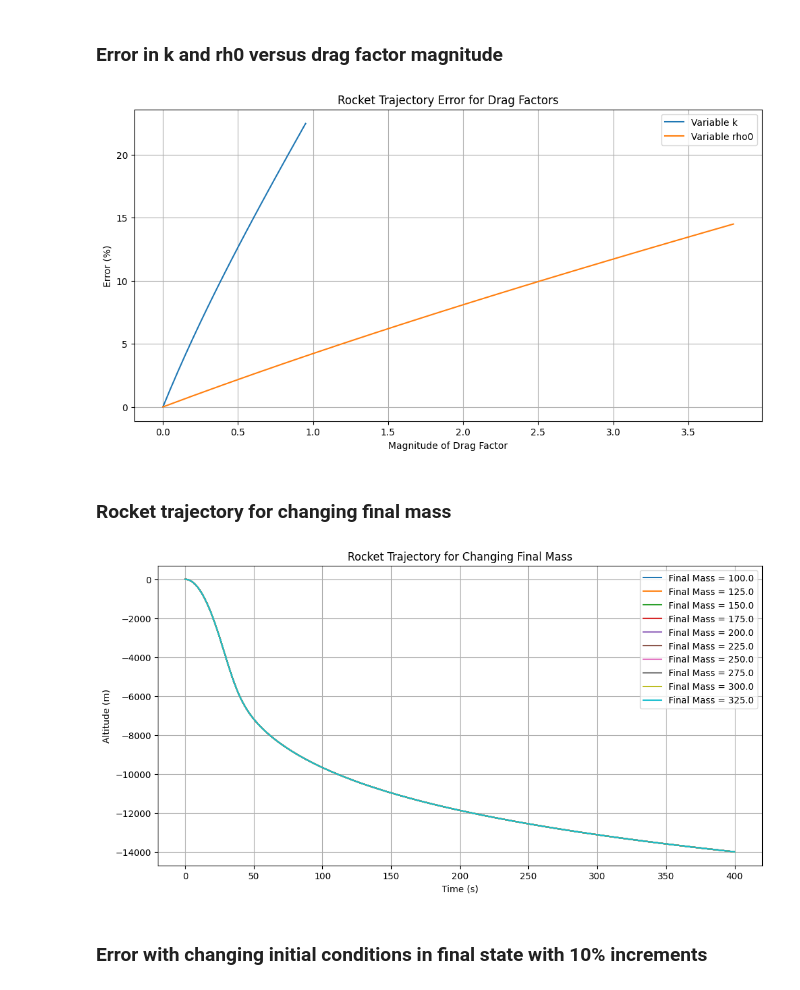
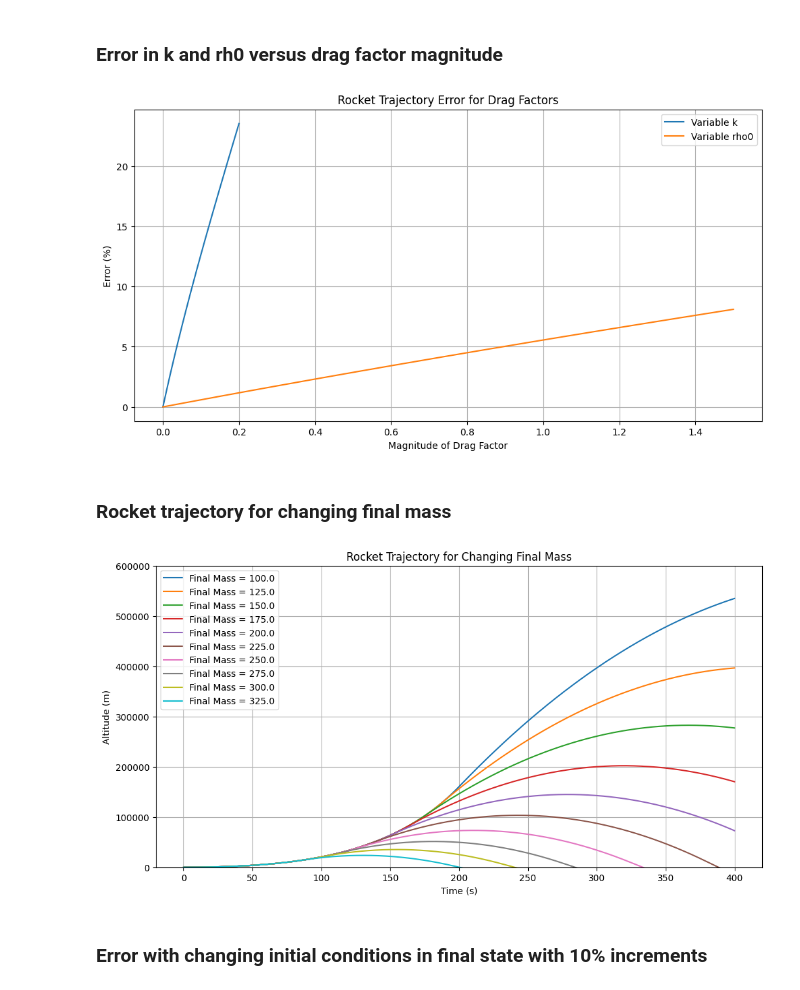
Before and after one commit to lukecb13/ae370-rk4-rocket-simulation, a Jupyter notebook: AE370_P1.ipynb, the cells around one changed output. Saved outputs shown, nothing was run; the diff lists cells and outputs as text; code cells hidden in the pictures.

```diff
--- a/AE370_P1.ipynb
+++ b/AE370_P1.ipynb
@@ -424,11 +424,11 @@ k = []
 error_k = []
 rho0 = []
 error_rho0 = []
-for i in range(20):
+for i in range(21):
     # For any range of values here
     y0 = np.array([0.0, 0.0])  # initial [velocity, altitude, k, density of air]
-    t_values_1, Y_values_1 = modified_solve_rk4(rocket_dynamic_drag, y0, t_max, num_steps, 0.05, 0.0 + i*0.15)
-    t_values_2, Y_values_2 = modified_solve_rk4(rocket_dynamic_drag, y0, t_max, num_steps, 0.00 + i*0.01, 1.225)
+    t_values_1, Y_values_1 = modified_solve_rk4(rocket_dynamic_drag, y0, t_max, num_steps, 0.05, 0.0 + i*0.075)
+    t_values_2, Y_values_2 = modified_solve_rk4(rocket_dynamic_drag, y0, t_max, num_steps, 0.0 + i*0.01, 1.225)
     altitude_1_max = Y_values_1[:, 1][len(Y_values_1[:, 1]) - 1]
     altitude_2_max = Y_values_2[:, 1][len(Y_values_2[:, 1]) - 1]
 
@@ -436,8 +436,8 @@ for i in range(20):
     t_values, Y_values = modified_solve_rk4(rocket_dynamic_drag, y0, t_max, num_steps, 0.0, 0.0)
     altitude_ideal_max = Y_values[:, 1][len(Y_values[:, 1]) - 1]
 
-    k.append(0.0 + i*0.05)
-    rho0.append(0.0 + i*0.20)
+    k.append(0.0 + i*0.01)
+    rho0.append(0.0 + i*0.075)
     error_k.append(abs((altitude_ideal_max - altitude_2_max)/altitude_ideal_max)*100)
     error_rho0.append(abs((altitude_ideal_max - altitude_1_max)/altitude_ideal_max)*100)
 
@@ -451,7 +451,7 @@ plt.title('Rocket Trajectory Error for Drag Factors')
 plt.legend()
 plt.grid()
 # %% [output]
-[figure, old version]
+[figure, new version]
 # %% [markdown]
 ### Rocket trajectory for changing final mass
 # %%
@@ -498,35 +498,36 @@ def mod_rk4_step(f, t, y, h, initial_cond):
 # Solve rocket dynamics
 def mod_solve_rk4(f, y0, t_max, num_steps, initial_cond):
     t_values = np.linspace(0, t_max, num_steps)
     h = t_max / (num_steps - 1)
     Y = np.zeros((num_steps, len(y0)))
     Y[0] = y0
     for i in range(num_steps-1):
         Y[i+1] = mod_rk4_step(f, t_values[i], Y[i], h, initial_cond)
     return t_values, Y
 
 t_max = 400 # total simulation time
 num_steps = 5000
 
 # For altitude w/ variable mf
 for i in range(10):
     y0 = np.array([0.0, 0.0])  # initial [velocity, altitude, k, density of air]
-    initial_condition = np.array([500.0, 100.0 + 25*i, 2.0, 3000, 8500])
+    initial_condition = np.array([100.0 + 25*i, 2.0, 3000, 8500])
     t_values, Y_values = mod_solve_rk4(rocket_dynamic_init, y0, t_max, num_steps, initial_condition)
     altitude = Y_values[:, 1]
     if i == 0:
         plt.figure(figsize=(12, 6))
         plt.plot(t_values, altitude, label='Final Mass = ' + str(round(100.0 + 25*i, 2)), linestyle='solid')
         plt.xlabel('Time (s)')
         plt.ylabel('Altitude (m)')
         plt.title('Rocket Trajectory for Changing Final Mass')
         plt.legend()
         plt.grid()
+        plt.ylim(0,600000)
     else:
         plt.plot(t_values, altitude, label='Final Mass = ' + str(round(100.0 + 25*i, 2)), linestyle='solid')
         plt.legend()
 # %% [output]
-[figure, old version]
+[figure, new version]
 # %% [markdown]
 ### Error with changing initial conditions in final state with 10% increments
 # %%
```
